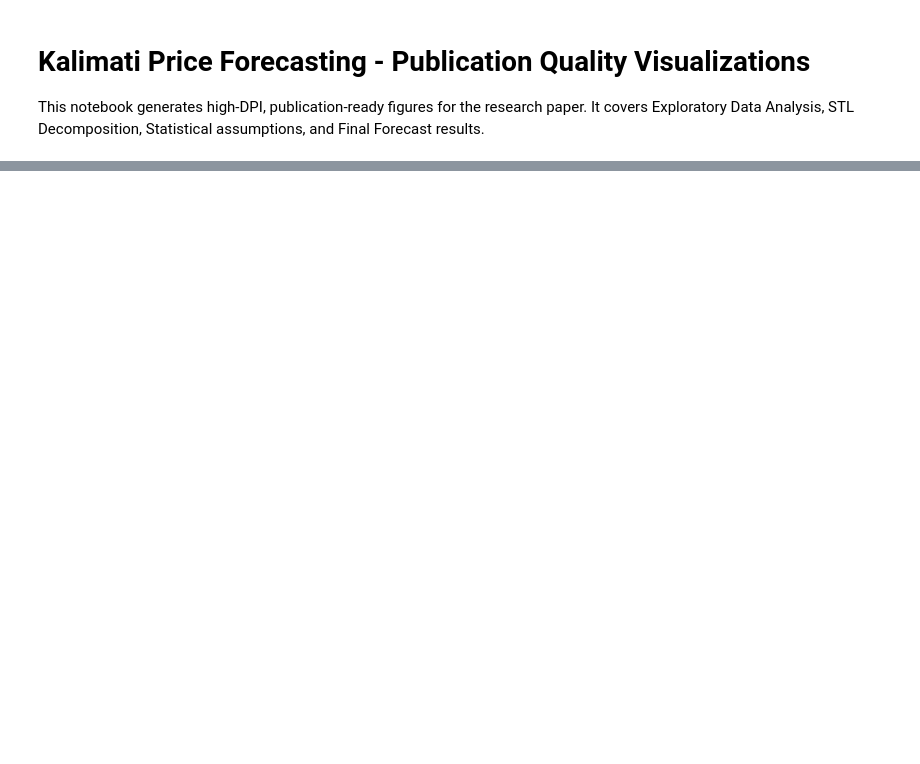
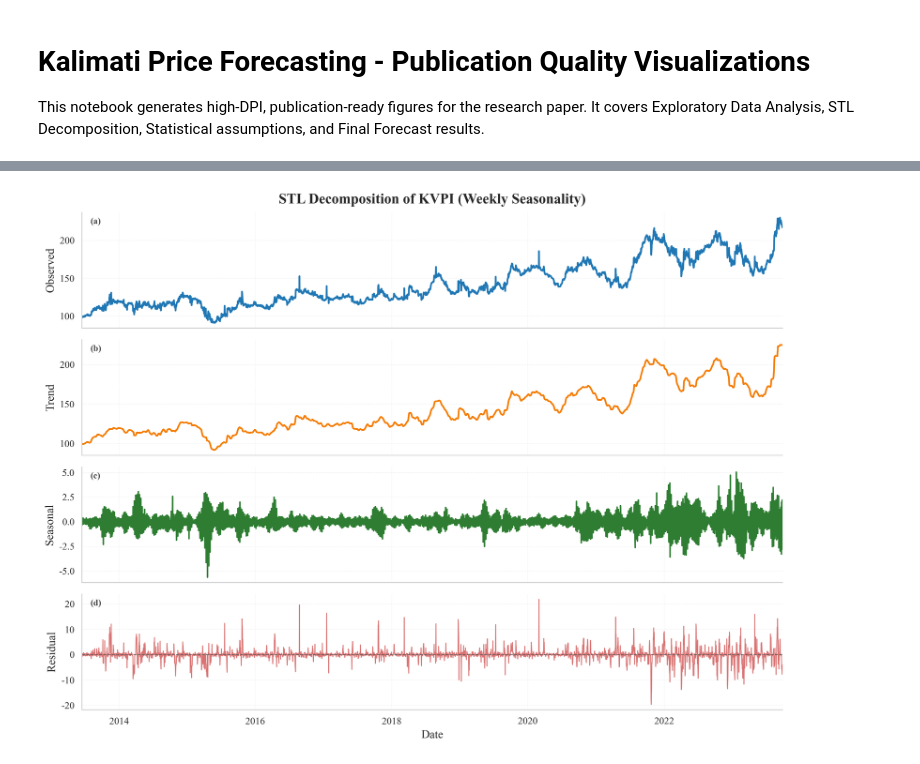
Before and after one commit to sahajrajmalla/nepal-vegetable-price, a Jupyter notebook: kalimati_price_forecasting/viz.ipynb, the cells around one changed output, grey strips where cells are left out. Saved outputs shown, nothing was run; the diff lists cells and outputs as text; code cells hidden in the pictures; blank space fills up the shorter version.

```diff
--- a/kalimati_price_forecasting/viz.ipynb
+++ b/kalimati_price_forecasting/viz.ipynb
@@ -156,0 +201,97 @@ for h in horizons:
+# %%
+from pathlib import Path
+import pandas as pd
+import matplotlib.pyplot as plt
+import matplotlib.dates as mdates
+import seaborn as sns
+from statsmodels.tsa.seasonal import STL
+
+out_dir = Path("outputs/report_figures")
+out_dir.mkdir(parents=True, exist_ok=True)
+
+sns.set_theme(style="whitegrid", context="paper", palette="deep")
+plt.rcParams.update({
+    "font.family": "serif",
+    "font.serif": ["Times New Roman", "DejaVu Serif", "Times"],
+    "mathtext.fontset": "stix",
+    "figure.dpi": 300,
+    "savefig.dpi": 300,
+    "savefig.bbox": "tight",
+    "savefig.facecolor": "white",
+    "savefig.edgecolor": "white",
+    "axes.titlesize": 16,
+    "axes.labelsize": 13,
+    "xtick.labelsize": 11,
+    "ytick.labelsize": 11,
+    "legend.fontsize": 11,
+    "axes.spines.top": False,
+    "axes.spines.right": False,
+    "axes.linewidth": 0.9,
+    "grid.alpha": 0.22,
+    "grid.linestyle": "--",
+    "grid.linewidth": 0.6,
+    "lines.linewidth": 1.9,
+    "axes.unicode_minus": False,
+    "legend.frameon": False,
+})
+
+df = pd.read_csv("outputs/cleaned_data/kalimati_kvpi.csv", parse_dates=["Date"])
+df = df.set_index("Date").sort_index()
+
+res = STL(df["KVPI"], period=7, robust=True).fit()
+
+fig, axes = plt.subplots(
+    4, 1,
+    figsize=(14, 10),
+    sharex=True,
+    gridspec_kw={"hspace": 0.10}
+)
+
+colors = {
+    "observed": "#1F77B4",
+    "trend": "#F57C00",
+    "seasonal": "#2E7D32",
+    "resid": "#C62828",
+}
+
+axes[0].plot(df.index, df["KVPI"], color=colors["observed"], linewidth=1.9)
+axes[0].set_ylabel("Observed")
+axes[0].set_title("STL Decomposition of KVPI (Weekly Seasonality)", fontweight="bold", pad=10)
+
+axes[1].plot(df.index, res.trend, color=colors["trend"], linewidth=1.9)
+axes[1].set_ylabel("Trend")
+
+axes[2].plot(df.index, res.seasonal, color=colors["seasonal"], linewidth=1.6)
+axes[2].set_ylabel("Seasonal")
+
+axes[3].plot(df.index, res.resid, color=colors["resid"], alpha=0.65, linewidth=1.0)
+axes[3].axhline(0, color="0.35", linewidth=0.9, linestyle="--", alpha=0.8)
+axes[3].set_ylabel("Residual")
+axes[3].set_xlabel("Date")
+
+for ax in axes:
+    ax.grid(True, which="major", axis="y")
+    ax.margins(x=0)
+    sns.despine(ax=ax)
+
+axes[-1].xaxis.set_major_locator(mdates.YearLocator(2))
+axes[-1].xaxis.set_major_formatter(mdates.DateFormatter("%Y"))
+axes[-1].xaxis.set_minor_locator(mdates.YearLocator(1))
+
+panel_labels = ["(a)", "(b)", "(c)", "(d)"]
+for ax, lab in zip(axes, panel_labels):
+    ax.text(
+        0.012, 0.90, lab,
+        transform=ax.transAxes,
+        fontsize=10,
+        fontweight="bold",
+        color="0.25"
+    )
+
+fig.tight_layout()
+save_path = out_dir / "02_kvpi_decomposition.png"
+fig.savefig(save_path, dpi=300, bbox_inches="tight")
+print(f"Saved to: {save_path.resolve()}")
+plt.show()
+plt.close(fig)
+# %% [output]
@@ -156,0 +299 @@ for h in horizons:
+[figure, added]
```
Also changed, not shown: parts of 15 cells of this notebook.
